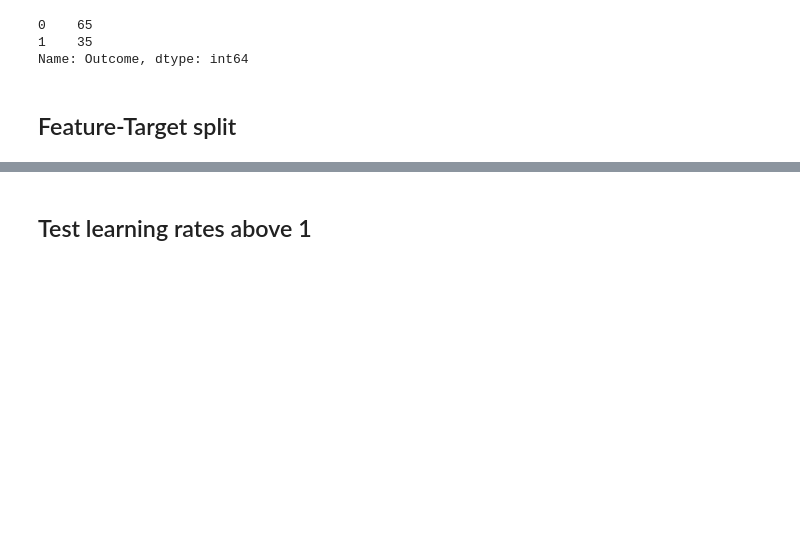
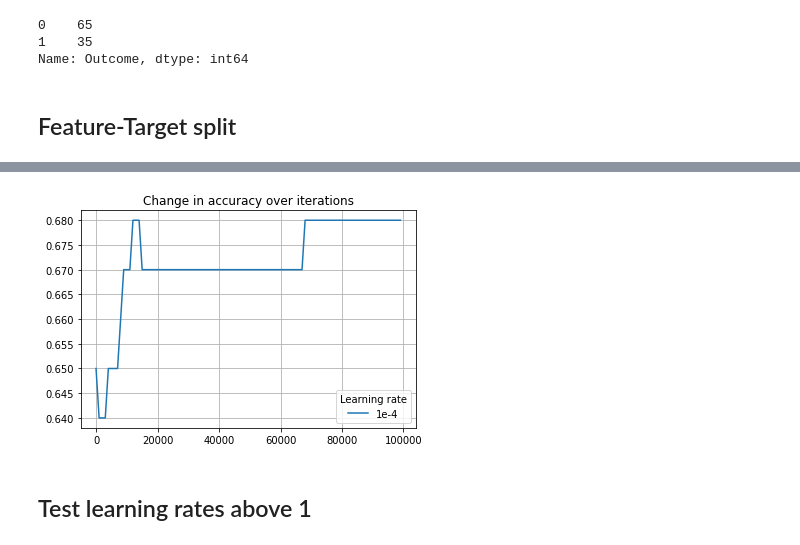
Before and after one commit to felixsimard/comp551-p2, a Jupyter notebook: takuya_part1_1.ipynb, the cells around one changed output, grey strips where cells are left out. Saved outputs shown, nothing was run; the diff lists cells and outputs as text; code cells hidden in the pictures; blank space fills up the shorter version.

```diff
--- a/takuya_part1_1.ipynb
+++ b/takuya_part1_1.ipynb
@@ -55,3 +81,15 @@ def get_result(lr, max_iters=1e5, itv=1e3):
+# %%
+# Create plot
+acc_list = m4_result.acc_list_it
+length = len(acc_list)
+row = list(range(1, length*itv3, itv3))
+plt.plot(row, acc_list)
+plt.legend(['1e-4'], title='Learning rate')
+plt.grid()
+plt.title("Change in accuracy over iterations")
+plt.savefig('/content/drive/MyDrive/COMP551/mini2/figures/part1_1_base_acc.png')
+# %% [output]
+[figure, added]
 # %% [markdown]
 ## Test learning rates above 1
 # %%
```
Also changed, not shown: parts of 4 cells of this notebook, 28 other files.
